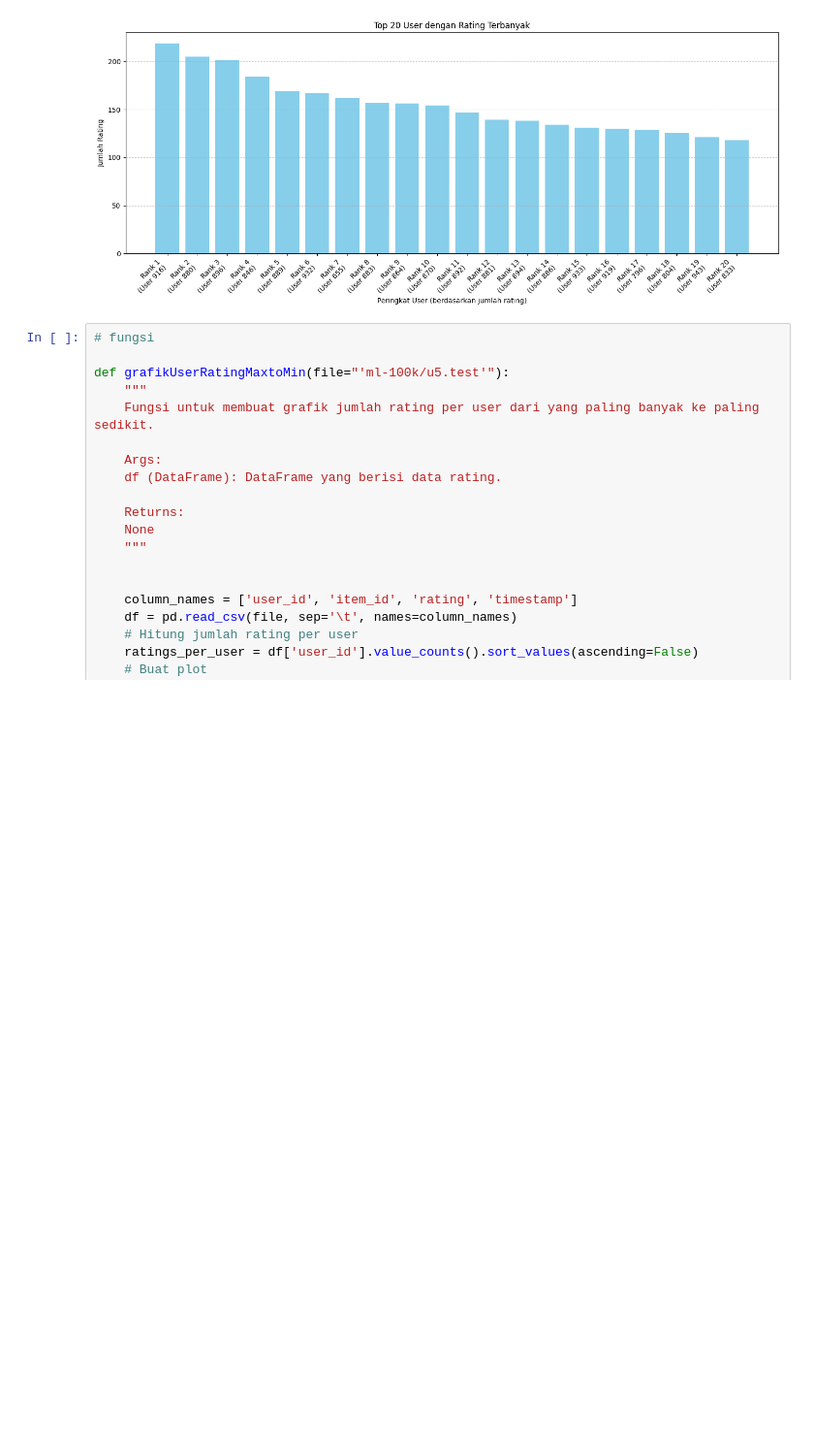
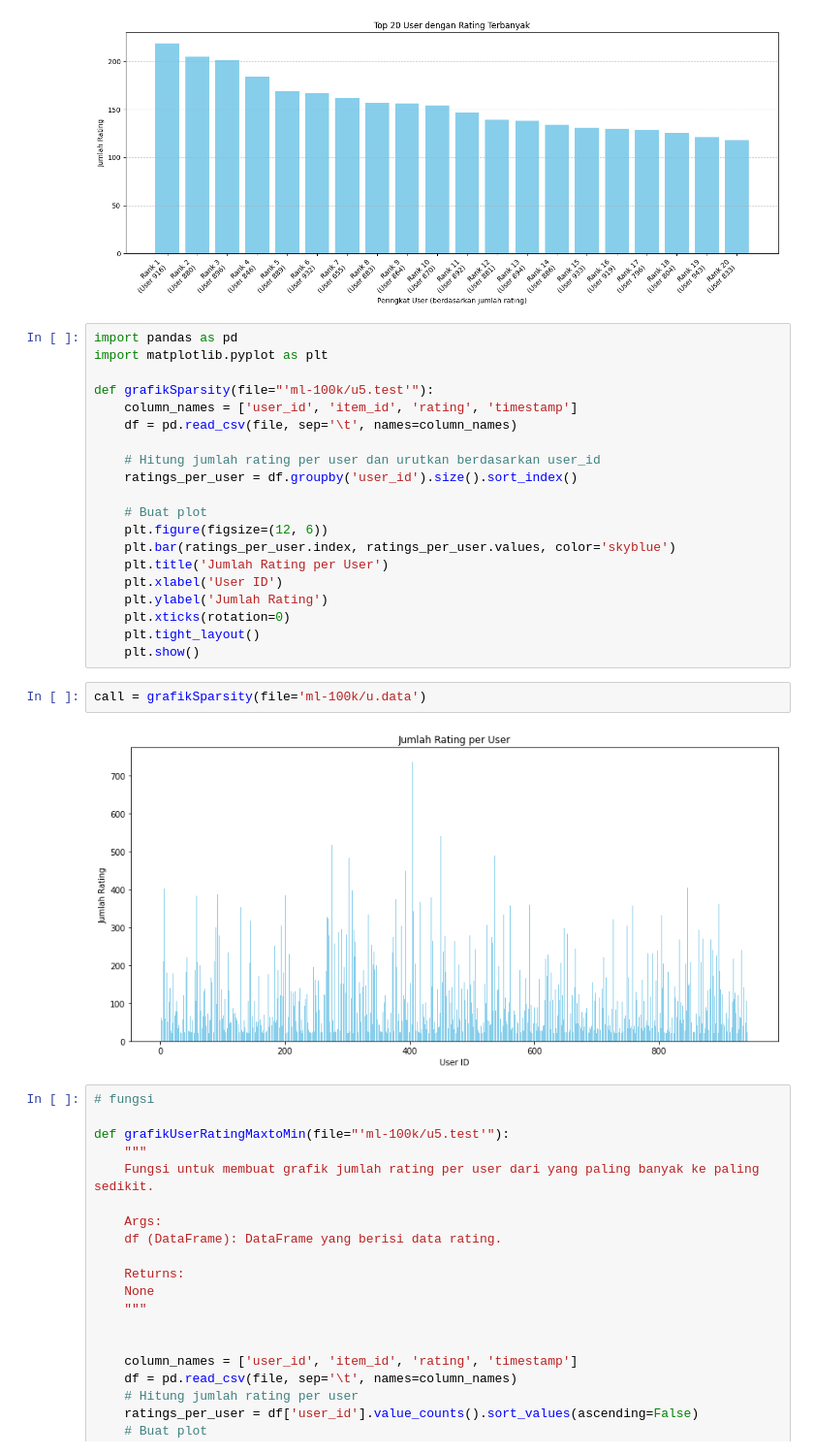
Before and after one commit to alfiiinur/setBasedImplentasi, a Jupyter notebook: EDA.ipynb, the cells around one changed output. Shown at 97% size. Cells and saved outputs as stored; diff of their text form; blank space fills up the shorter version.

```diff
--- a/EDA.ipynb
+++ b/EDA.ipynb
@@ -120,6 +120,30 @@ plt.tight_layout()
 plt.show()
 # %% [output]
 [figure]
+# %%
+import pandas as pd
+import matplotlib.pyplot as plt
+
+def grafikSparsity(file="'ml-100k/u5.test'"):
+    column_names = ['user_id', 'item_id', 'rating', 'timestamp']
+    df = pd.read_csv(file, sep='\t', names=column_names)
+
+    # Hitung jumlah rating per user dan urutkan berdasarkan user_id
+    ratings_per_user = df.groupby('user_id').size().sort_index()
+
+    # Buat plot
+    plt.figure(figsize=(12, 6))
+    plt.bar(ratings_per_user.index, ratings_per_user.values, color='skyblue')
+    plt.title('Jumlah Rating per User')
+    plt.xlabel('User ID')
+    plt.ylabel('Jumlah Rating')
+    plt.xticks(rotation=0)
+    plt.tight_layout()
+    plt.show()
+# %%
+call = grafikSparsity(file='ml-100k/u.data')
+# %% [output]
+[figure, added]
 # %%
 # fungsi
 
```
Also changed, not shown: parts of 1 cell of this notebook, 2 other files.
